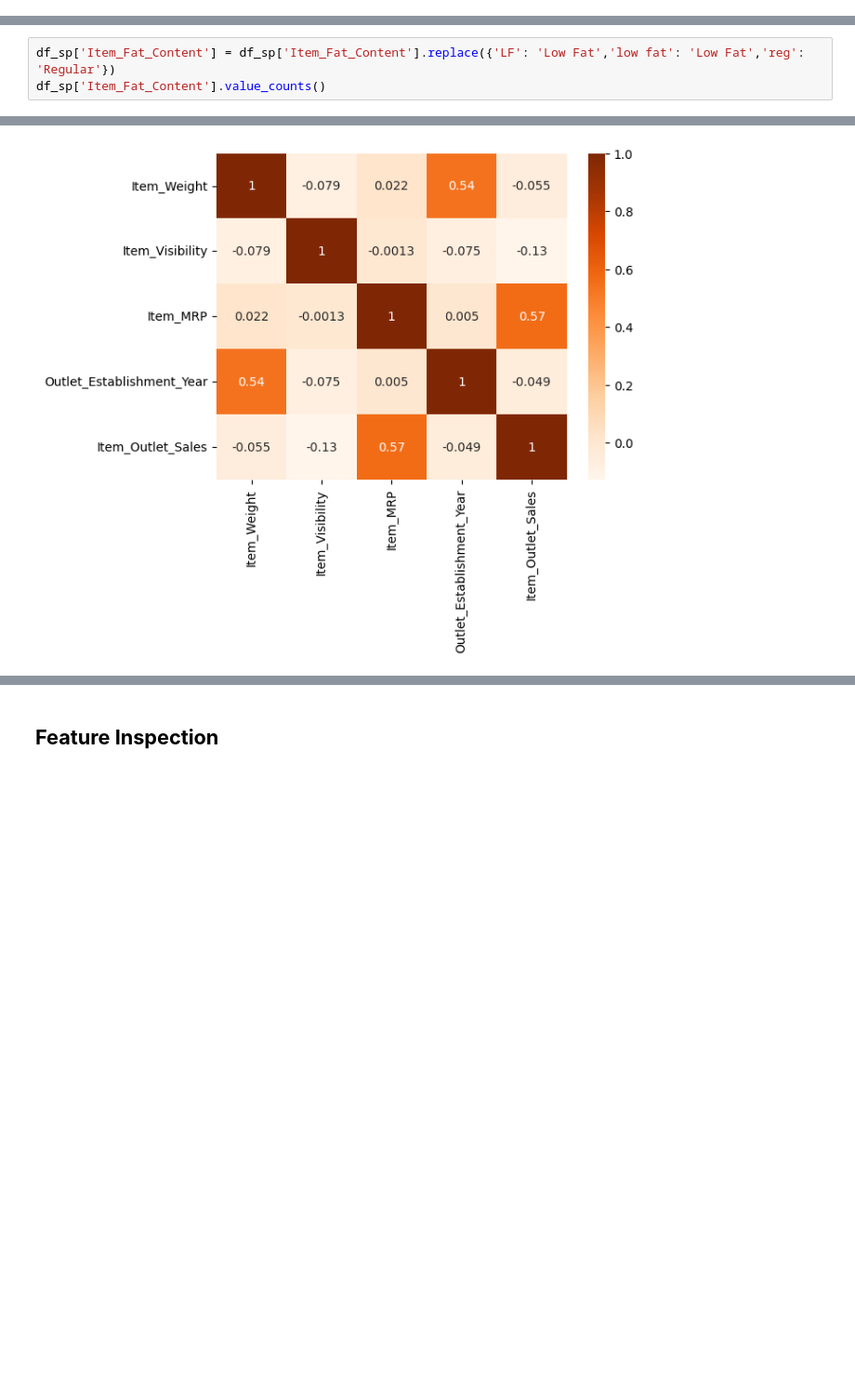
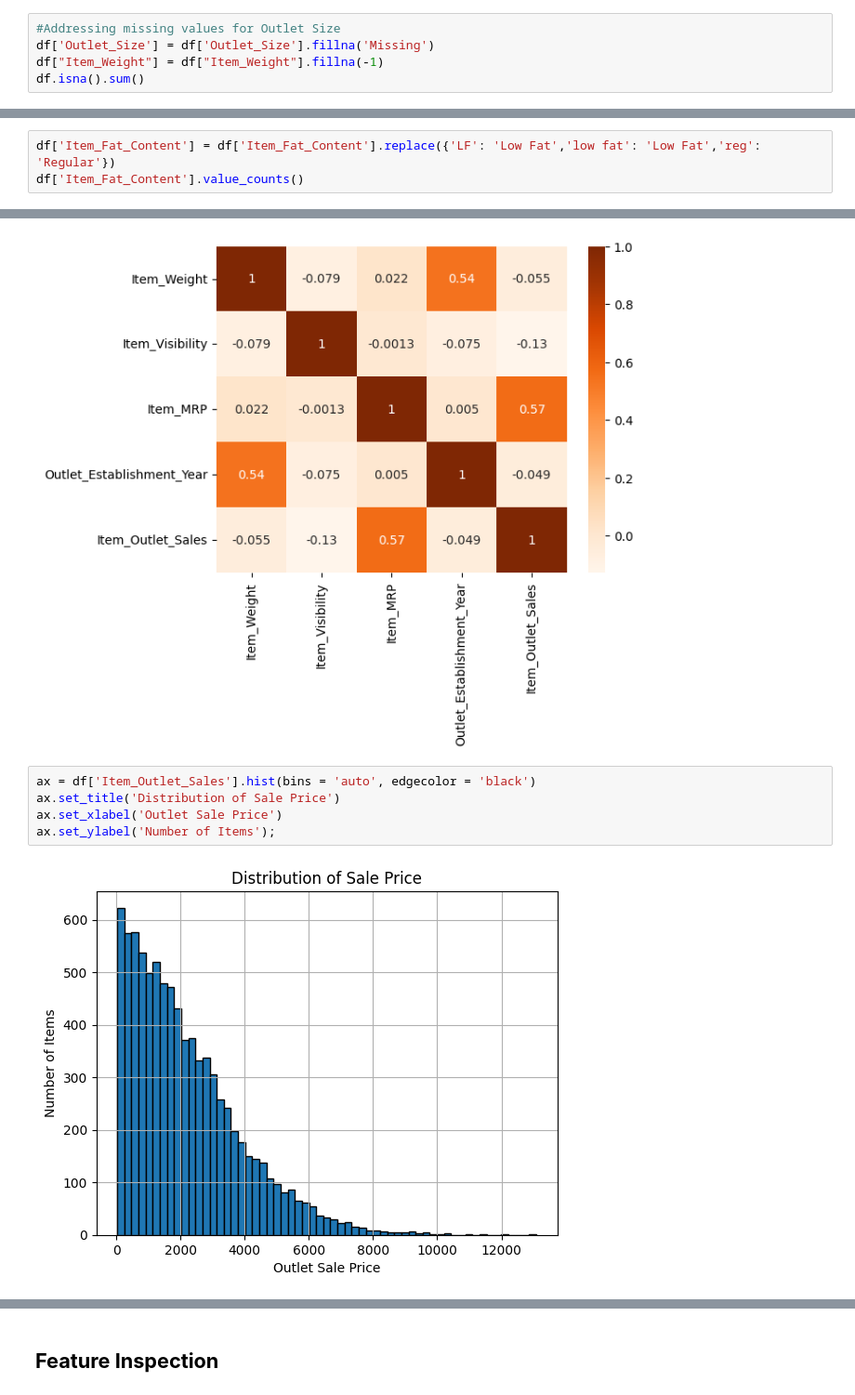
Before and after one commit to carlolopez03/Prediction-of-Product-Sales, a Jupyter notebook: Prediction_of_Product_Sales.ipynb, the cells around one changed output, grey strips where cells are left out. Shown at 93% size. Drawn from its saved outputs; the diff is of its cells as text; blank space fills up the shorter version.

```diff
--- a/Prediction_of_Product_Sales.ipynb
+++ b/Prediction_of_Product_Sales.ipynb
@@ -168,0 +98,5 @@ dtype: int64
+# %%
+#Addressing missing values for Outlet Size
+df['Outlet_Size'] = df['Outlet_Size'].fillna('Missing')
+df["Item_Weight"] = df["Item_Weight"].fillna(-1)
+df.isna().sum()
@@ -203,4 +156,4 @@ Name: Item_Fat_Content, dtype: int64
 # %%
-df_sp['Item_Fat_Content'] = df_sp['Item_Fat_Content'].replace({'LF': 'Low Fat','low fat': 'Low Fat','reg': 'Regular'})
-df_sp['Item_Fat_Content'].value_counts()
+df['Item_Fat_Content'] = df['Item_Fat_Content'].replace({'LF': 'Low Fat','low fat': 'Low Fat','reg': 'Regular'})
+df['Item_Fat_Content'].value_counts()
 # %% [output]
@@ -263,3 +197,10 @@ corr.round(2)
 sns.heatmap(corr, cmap = 'Oranges', annot=True);
 # %% [output]
 [figure]
+# %%
+ax = df['Item_Outlet_Sales'].hist(bins = 'auto', edgecolor = 'black')
+ax.set_title('Distribution of Sale Price')
+ax.set_xlabel('Outlet Sale Price')
+ax.set_ylabel('Number of Items');
+# %% [output]
+[figure, added]
```
Also changed, not shown: parts of 60 cells of this notebook.
